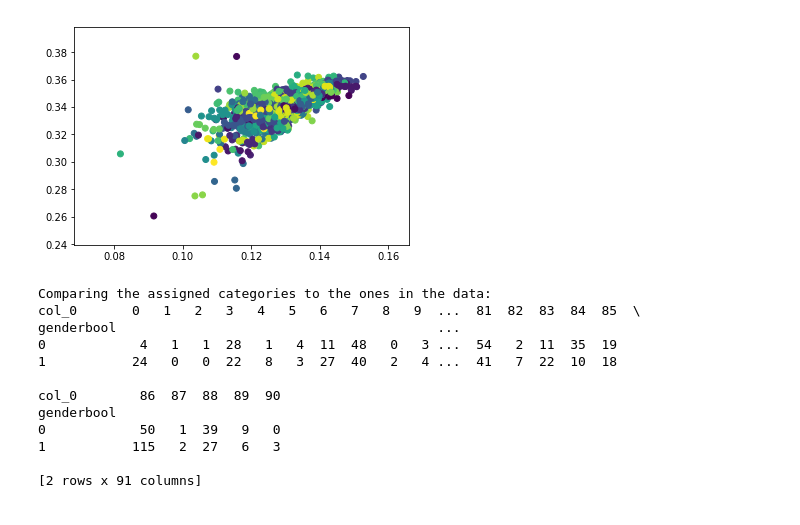
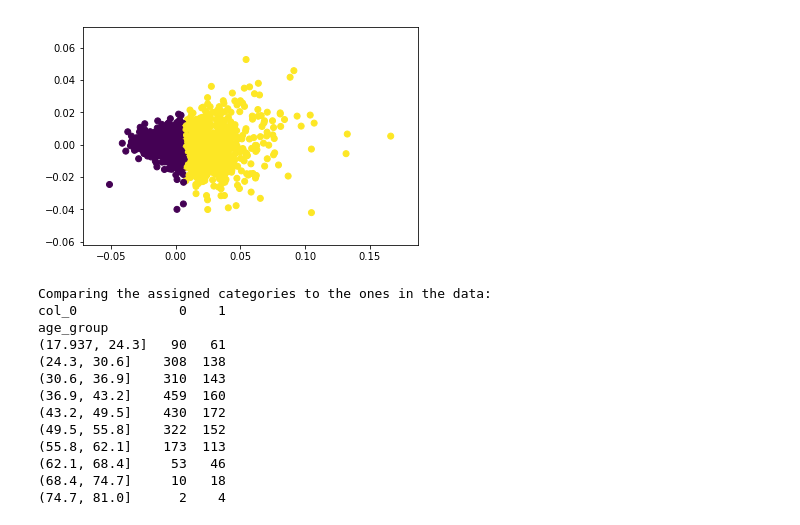
Before and after one commit to micsab/thinkful_files, a Jupyter notebook: unit_4/lesson_1/challenge_boston_marathon.ipynb, the cells around one changed output. Saved outputs shown, nothing was run; the diff lists cells and outputs as text; code cells hidden in the pictures.

```diff
--- a/unit_4/lesson_1/challenge_boston_marathon.ipynb
+++ b/unit_4/lesson_1/challenge_boston_marathon.ipynb
@@ -23,6 +23,7 @@ df['30k'] = pd.to_numeric(df['30k'], errors='coerce')
 df['half'] = pd.to_numeric(df['half'], errors='coerce')
 df['5k'] = pd.to_numeric(df['5k'], errors='coerce')
 df['20k'] = pd.to_numeric(df['20k'], errors='coerce')
+df['age_group'] = pd.cut(df['age'], bins=10)
 df = df.dropna(subset=['25k', '10k', 'official', '35k', '40k',
                       '30k', 'half', '5k', '20k'])
 df.head()
@@ -53,20 +70,20 @@ df.describe()
 # %%
 # KMeans
 X = df[['10k', '25k', '35k', '30k', '5k', '20k', '40k']]
-y = df['genderbool']
+y = df['age_group']
+
+X_norm = normalize(X)
+X_pca = PCA(2).fit_transform(X_norm)
 
 X_train, X_test, y_train, y_test = train_test_split(
-    X,
+    X_pca,
     y,
     test_size=0.9,
     random_state=42)
 
-X_norm = normalize(X_train)
+y_pred = KMeans(n_clusters=10, random_state=42).fit_predict(X_train)
 
-X_pca = PCA(2).fit_transform(X_norm)
-y_pred = KMeans(n_clusters=2, random_state=42).fit_predict(X_pca)
-
-plt.scatter(X_pca[:,0], X_pca[:, 1], c=y_pred)
+plt.scatter(X_train[:,0], X_train[:, 1], c=y_pred)
 plt.show()
 
 print(pd.crosstab(y_pred, y_train))
@@ -79,9 +109,9 @@ row_0
 # %%
 # Mean Shift
-bandwidth = estimate_bandwidth(X_norm, quantile=0.5, n_samples=1000)
+bandwidth = estimate_bandwidth(X_train, quantile=0.3, n_samples=1000)
 
 ms = MeanShift(bandwidth=bandwidth, bin_seeding=True)
-ms.fit(X_norm)
+ms.fit(X_train)
 
 labels = ms.labels_
 
@@ -90,4 +120,9 @@ cluster_centers = ms.cluster_centers_
 n_clusters_ = len(np.unique(labels))
 
 print("Number of estimated clusters: {}".format(n_clusters_))
+plt.scatter(X_train[:, 0], X_train[:, 1], c=labels)
+plt.show()
+
+print('Comparing the assigned categories to the ones in the data:')
+print(pd.crosstab(y_train, labels))
 # %% [output]
@@ -95,20 +144,34 @@ Number of estimated clusters: 11
 # %%
-plt.scatter(X_norm[:, 0], X_norm[:, 1], c=labels)
+from sklearn.cluster import SpectralClustering
+
+# We know we're looking for three clusters.
+n_clusters=2
+
+# Declare and fit the model.
+sc = SpectralClustering(n_clusters=n_clusters, affinity='rbf')
+sc.fit(X_train)
+
+#Predicted clusters.
+predict=sc.fit_predict(X_train)
+
+#Graph results.
+plt.scatter(X_train[:, 0], X_train[:, 1], c=predict)
 plt.show()
 
 print('Comparing the assigned categories to the ones in the data:')
-print(pd.crosstab(y_train, labels))
+print(pd.crosstab(y_train,predict))
 # %% [output]
-[figure, old version]
+[figure, new version]
 Comparing the assigned categories to the ones in the data:
-col_0       0   1   2   3   4   5   6   7   8   9  ...  81  82  83  84  85  \
-genderbool                                         ...
-0            4   1   1  28   1   4  11  48   0   3 ...  54   2  11  35  19
-1           24   0   0  22   8   3  27  40   2   4 ...  41   7  22  10  18
-
-col_0        86  87  88  89  90
-genderbool
-0            50   1  39   9   0
-1           115   2  27   6   3
-
-[2 rows x 91 columns]
+col_0             0    1
+age_group
+(17.937, 24.3]   90   61
+(24.3, 30.6]    308  138
+(30.6, 36.9]    310  143
+(36.9, 43.2]    459  160
+(43.2, 49.5]    430  172
+(49.5, 55.8]    322  152
+(55.8, 62.1]    173  113
+(62.1, 68.4]     53   46
+(68.4, 74.7]     10   18
+(74.7, 81.0]      2    4
```
Also changed, not shown: parts of 7 cells of this notebook.
